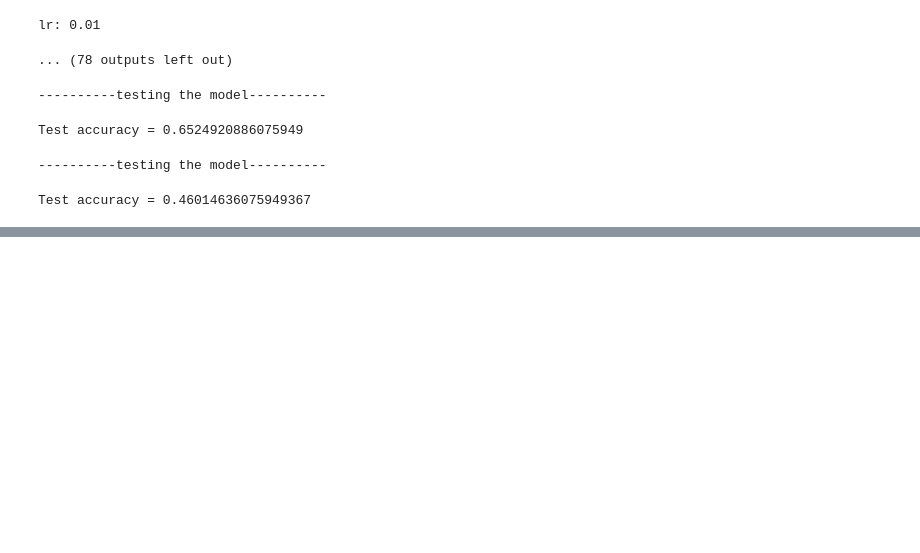
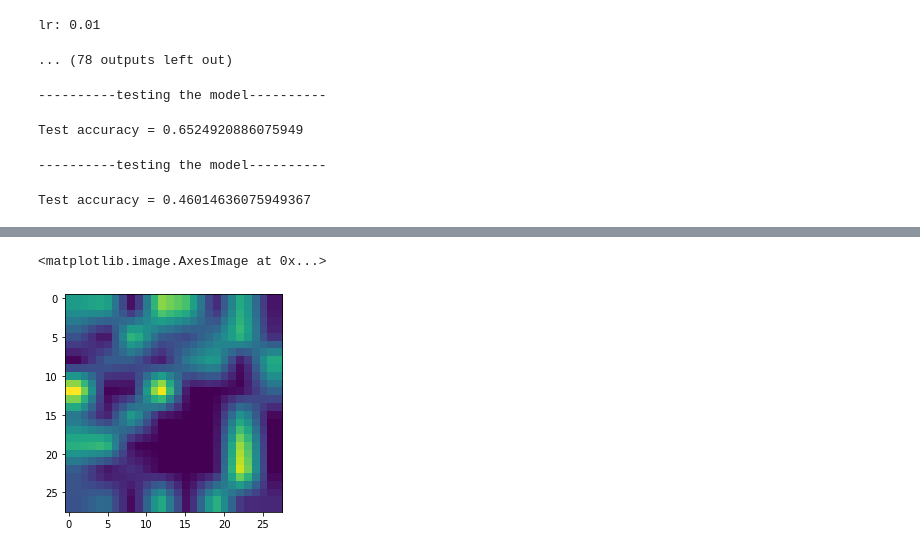
Before and after one commit to Giordano-Cicchetti/MaskTune_NN, a Jupyter notebook: MNIST/mnist_preprocess.ipynb, the cells around one changed output, grey strips where cells are left out. Saved outputs shown, nothing was run; the diff lists cells and outputs as text; code cells hidden in the pictures; blank space fills up the shorter version.

```diff
--- a/MNIST/mnist_preprocess.ipynb
+++ b/MNIST/mnist_preprocess.ipynb
@@ -89,0 +112,2 @@ Test accuracy = 0.46014636075949367
+# %%
+hm2=train.mask_data(train.test_loader_original,"best_erm_model.pt")
@@ -89,0 +128,6 @@ Test accuracy = 0.46014636075949367
+# %%
+import matplotlib.pyplot as plt
+plt.imshow(hm2[-3])
+# %% [output]
+<matplotlib.image.AxesImage at 0x...>
+[figure, added]
```
Also changed, not shown: parts of 7 cells of this notebook.
